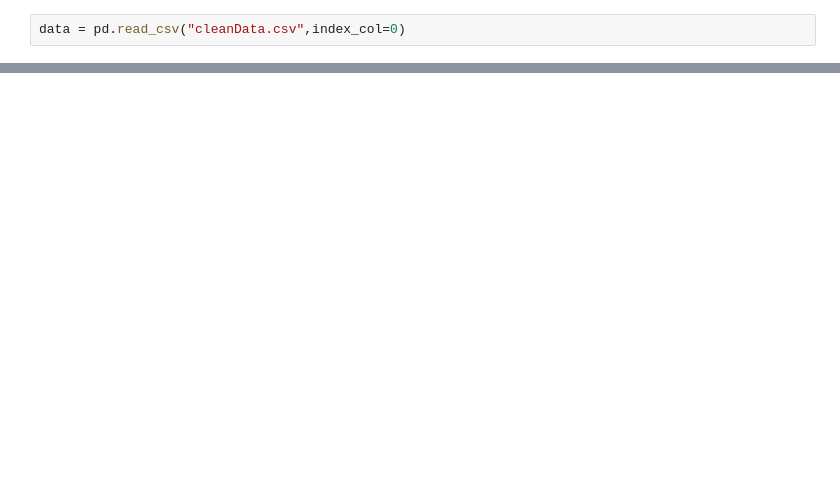
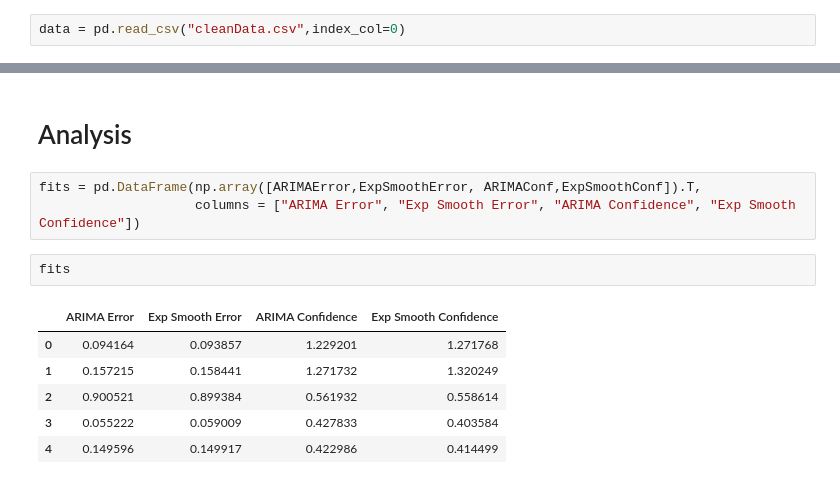
Before and after one commit to nguye639/Stat773Project, a Jupyter notebook: modelCreation.ipynb, the cells around one changed output, grey strips where cells are left out. Drawn from its saved outputs; the diff is of its cells as text; blank space fills up the shorter version.

Commit message:
model fits and analysis

```diff
--- a/modelCreation.ipynb
+++ b/modelCreation.ipynb
@@ -51,0 +99,14 @@ for i in range(1,len(series)):
+# %% [markdown]
+# Analysis
+# %%
+fits = pd.DataFrame(np.array([ARIMAError,ExpSmoothError, ARIMAConf,ExpSmoothConf]).T,
+                    columns = ["ARIMA Error", "Exp Smooth Error", "ARIMA Confidence", "Exp Smooth Confidence"])
+# %%
+fits
+# %% [output]
+|  | ARIMA Error | Exp Smooth Error | ARIMA Confidence | Exp Smooth Confidence |
+| 0 | 0.094164 | 0.093857 | 1.229201 | 1.271768 |
+| 1 | 0.157215 | 0.158441 | 1.271732 | 1.320249 |
+| 2 | 0.900521 | 0.899384 | 0.561932 | 0.558614 |
+| 3 | 0.055222 | 0.059009 | 0.427833 | 0.403584 |
+| 4 | 0.149596 | 0.149917 | 0.422986 | 0.414499 |
```
Also changed, not shown: parts of 9 cells of this notebook.
